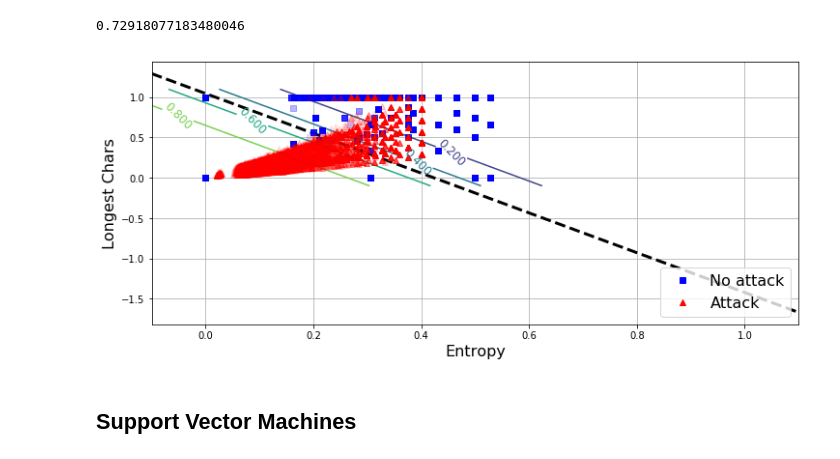
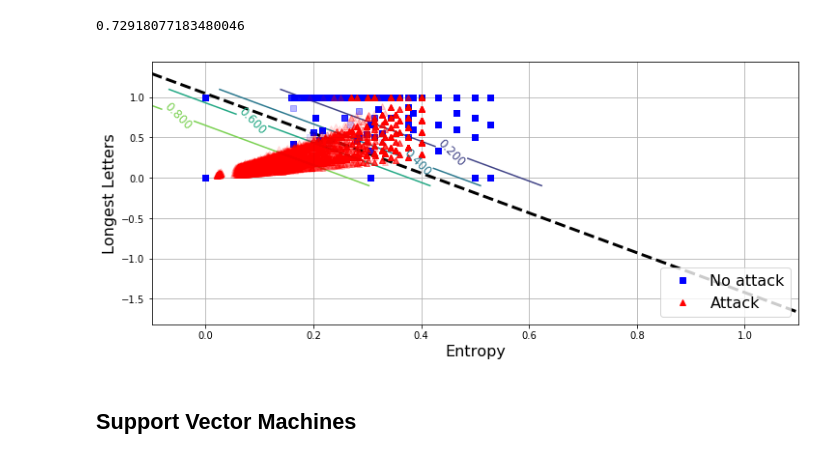
Before and after one commit to alejandro-g-m/DetExt, a Jupyter notebook: jupyter/DNS_Attacks_Detection_EntropyAndRatiosFV_15NOV.ipynb, the cells around one changed output. Saved outputs shown, nothing was run; the diff lists cells and outputs as text; code cells hidden in the pictures.

```diff
--- a/jupyter/DNS_Attacks_Detection_EntropyAndRatiosFV_15NOV.ipynb
+++ b/jupyter/DNS_Attacks_Detection_EntropyAndRatiosFV_15NOV.ipynb
@@ -277,5 +306,5 @@ Para poder representar gráficamente cómo actúa el modelo y analizarlo más f
 # %%
-reduced_features = features.drop(['chars', 'digits', 'symbols', 'longest_digits', 'longest_meaningful'], 1)
+reduced_features = features.drop(['0_letters', '1_numbers', '6_symbols', '4_longest_number', '5_longest_meaningful'], 1)
 train_predicted_labels = cross_val_predict(log_reg_clf, reduced_features, labels, cv=5)
 # %%
 confusion_matrix(labels, train_predicted_labels)
@@ -299,18 +328,18 @@ f1_score(labels, train_predicted_labels)
 # %%
 log_reg_clf.fit(reduced_features, labels)
 
 plt.figure(figsize=(12, 5))
 
 plot_predictions_for_logistic_regression(log_reg_clf, [-0.1, 1.1, -0.1, 1.1])
 
 X = reduced_features.values
 y = labels.values
 
-plot_dataset(X, y, "Entropy", "Longest Chars")
+plot_dataset(X, y, "Entropy", "Longest Letters")
 
 plt.show()
 # %% [output]
-[figure, old version]
+[figure, new version]
 # %% [markdown]
 ## Support Vector Machines
 # %% [markdown]
```
Also changed, not shown: parts of 74 cells of this notebook, 27 other files.
